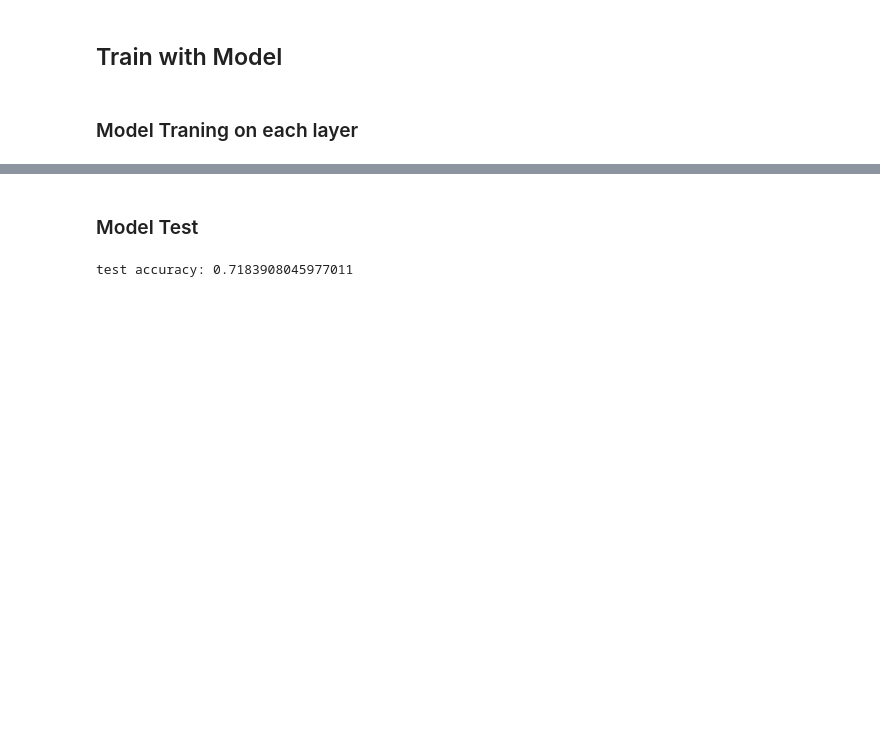
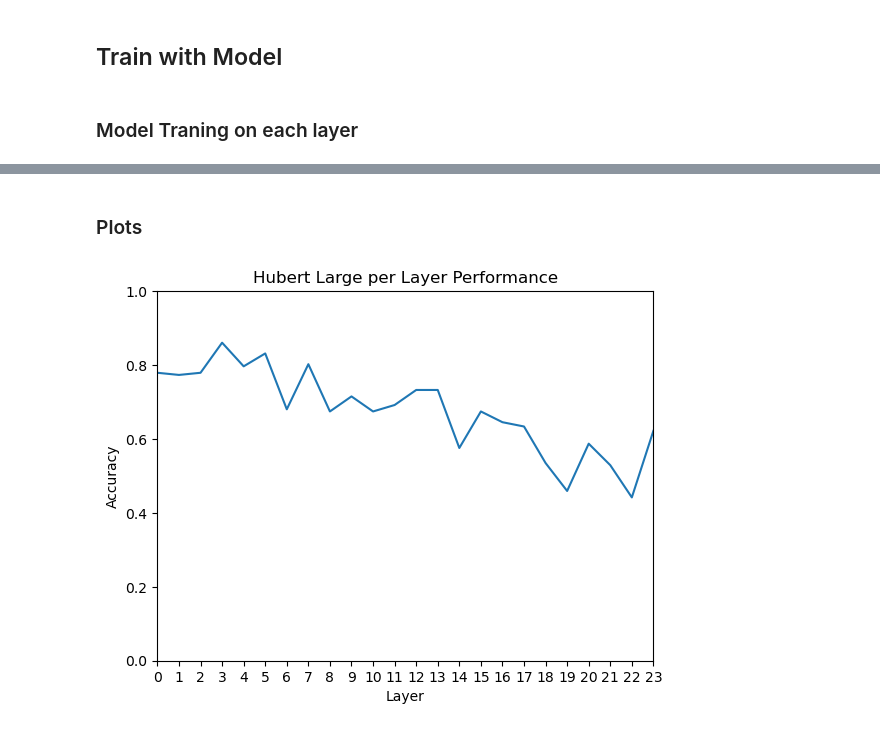
Before and after one commit to zhangjxCS/Multilingual-Speech-Emotion-Recognition-System, a Jupyter notebook: Spanish/Spanish_New/Spanish_byLayerModel.ipynb, the cells around one changed output, grey strips where cells are left out. Cells and saved outputs as stored; diff of their text form; code cells hidden in the pictures; blank space fills up the shorter version.

Commit message:
[Spanish] finish: by Layer model graphs

```diff
--- a/Spanish/Spanish_New/Spanish_byLayerModel.ipynb
+++ b/Spanish/Spanish_New/Spanish_byLayerModel.ipynb
@@ -42,8 +42,10 @@ file.head()
 # %%
 from tqdm import tqdm
 
-bundle = torchaudio.pipelines.WAV2VEC2_BASE
+bundle = torchaudio.pipelines.HUBERT_LARGE
 extractor = bundle.get_model()
+
+audios = []
 for i in tqdm(range(len(file['path']))):
     path = file['path'][i]
     wave, sr = torchaudio.load(path)
@@ -53,6 +55,7 @@ for i in tqdm(range(len(file['path']))):
         feature, _ = extractor.extract_features(wave)
     feature = [f[0] for f in feature]
     audio = torch.stack(feature)
+    audio = torch.mean(audio, dim=1, keepdim=False)
     audios.append(audio)
 # %% [markdown]
 ### Load Data
@@ -111,7 +110,7 @@ torch.Size([12, 25, 768]) torch.Size([12, 51, 768]) torch.Size([12, 28, 768])
 from torch.utils.data import DataLoader
 import torch.optim as optim
 
-layers = 12
+layers = 24
 test_accuracies = []
 for layer in range(layers):
     train = torch.stack([x[layer] for x in train_audios])
@@ -120,7 +119,7 @@ for layer in range(layers):
     trainloader_args = dict(batch_size=64, shuffle=True)
     train_dataloader = DataLoader(train_dataset, **trainloader_args)
 
-    model = NN(768)
+    model = NN(1024)
     model = model.to(device)
     criterion = nn.CrossEntropyLoss()
     optimizer = optim.Adam(model.parameters(), lr=0.001)
@@ -201,34 +212,16 @@ RuntimeError: stack expects each tensor to be equal size, but got [25, 768] at e
 # %% [markdown]
-### Model Test
+### Plots
 # %%
-test_loss = 0
-acc_cnt = 0
-err_cnt = 0
-batch_cnt = 0
-model.eval()
+import matplotlib.pyplot as plt
+import numpy as np
 
-for x, lengths, y in test_dataloader:
-
-    x = x.to(device)
-    y = y.to(device)
-
-    logits = model(x, lengths)
-    loss = criterion(logits, y)
-    test_loss += loss.cpu().item()
-
-    out_val, out_indices = torch.max(logits, dim=1)
-    tar_indices = y
-
-    for i in range(len(out_indices)):
-        if out_indices[i] == tar_indices[i]:
-            acc_cnt += 1
-        else:
-            err_cnt += 1
-    batch_cnt += 1
-
-test_loss = test_loss/batch_cnt
-test_accuracy = acc_cnt/(acc_cnt+err_cnt)
-print(f'test accuracy: {test_accuracy}')
+plt.plot(range(layers), test_accuracies)
+plt.xlabel("Layer")
+plt.ylabel("Accuracy")
+plt.axis([0, layers-1, 0, 1])
+plt.xticks(np.arange(0, layers, 1))
+plt.title("Hubert Large per Layer Performance")
+plt.show()
 # %% [output]
-test accuracy: 0.7183908045977011
+[figure, added]
 # %%
```
Also changed, not shown: parts of 4 cells of this notebook, 5 other files.
